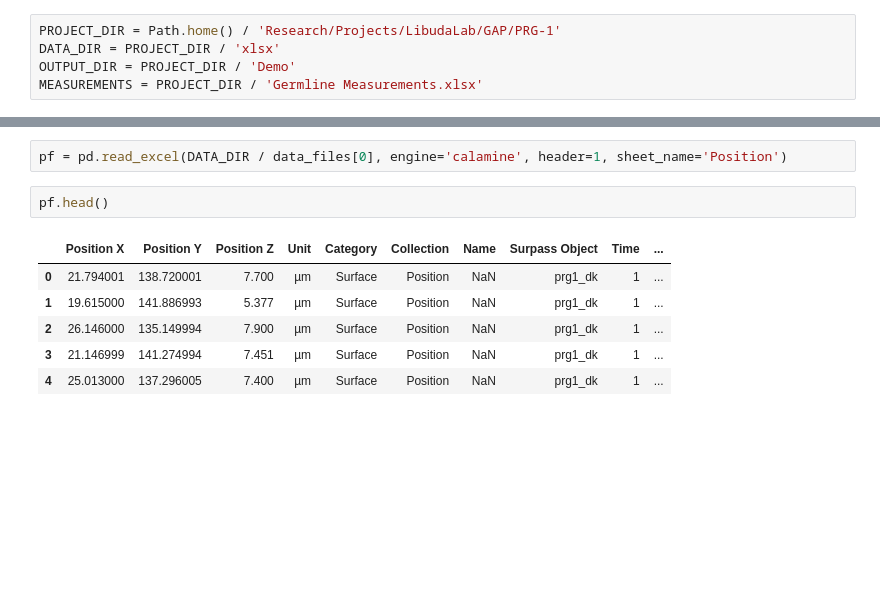
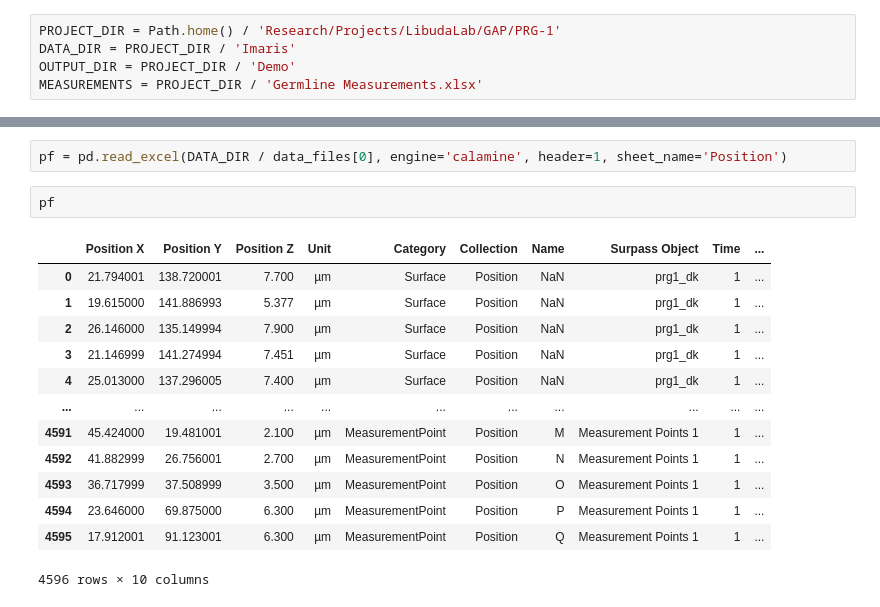
Before and after one commit to conery/gawp, a Jupyter notebook: sandbox/xls_files.ipynb, the cells around one changed output, grey strips where cells are left out. Drawn from its saved outputs; the diff is of its cells as text; blank space fills up the shorter version.

```diff
--- a/sandbox/xls_files.ipynb
+++ b/sandbox/xls_files.ipynb
@@ -8,7 +8,7 @@ import pandas as pd
 from pathlib import Path
 # %%
 PROJECT_DIR = Path.home() / 'Research/Projects/LibudaLab/GAP/PRG-1'
-DATA_DIR = PROJECT_DIR / 'xlsx'
+DATA_DIR = PROJECT_DIR / 'Imaris'
 OUTPUT_DIR = PROJECT_DIR / 'Demo'
 MEASUREMENTS = PROJECT_DIR / 'Germline Measurements.xlsx'
 # %%
@@ -231,12 +266,19 @@ D'oh, first version overlooked the fact that the "ID" column is not a unique ID.
 # %%
 pf = pd.read_excel(DATA_DIR / data_files[0], engine='calamine', header=1, sheet_name='Position')
 # %%
-pf.head()
+pf
 # %% [output]
 |  | Position X | Position Y | Position Z | Unit | Category | Collection | Name | Surpass Object | Time | ... |
 | 0 | 21.794001 | 138.720001 | 7.700 | µm | Surface | Position | NaN | prg1_dk | 1 | ... |
 | 1 | 19.615000 | 141.886993 | 5.377 | µm | Surface | Position | NaN | prg1_dk | 1 | ... |
 | 2 | 26.146000 | 135.149994 | 7.900 | µm | Surface | Position | NaN | prg1_dk | 1 | ... |
 | 3 | 21.146999 | 141.274994 | 7.451 | µm | Surface | Position | NaN | prg1_dk | 1 | ... |
 | 4 | 25.013000 | 137.296005 | 7.400 | µm | Surface | Position | NaN | prg1_dk | 1 | ... |
+| ... | ... | ... | ... | ... | ... | ... | ... | ... | ... | ... |
+| 4591 | 45.424000 | 19.481001 | 2.100 | µm | MeasurementPoint | Position | M | Measurement Points 1 | 1 | ... |
+| 4592 | 41.882999 | 26.756001 | 2.700 | µm | MeasurementPoint | Position | N | Measurement Points 1 | 1 | ... |
+| 4593 | 36.717999 | 37.508999 | 3.500 | µm | MeasurementPoint | Position | O | Measurement Points 1 | 1 | ... |
+| 4594 | 23.646000 | 69.875000 | 6.300 | µm | MeasurementPoint | Position | P | Measurement Points 1 | 1 | ... |
+| 4595 | 17.912001 | 91.123001 | 6.300 | µm | MeasurementPoint | Position | Q | Measurement Points 1 | 1 | ... |
+4596 rows × 10 columns
 # %%
```
Also changed, not shown: parts of 27 cells of this notebook, 7 other files.
